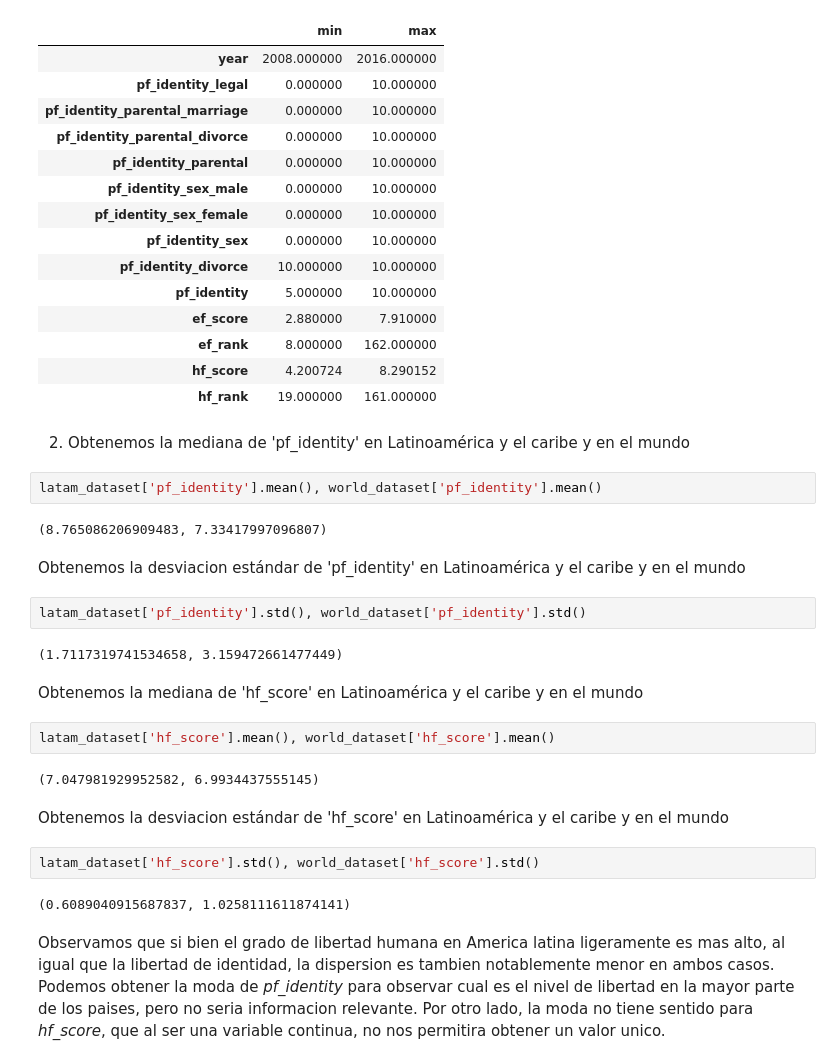
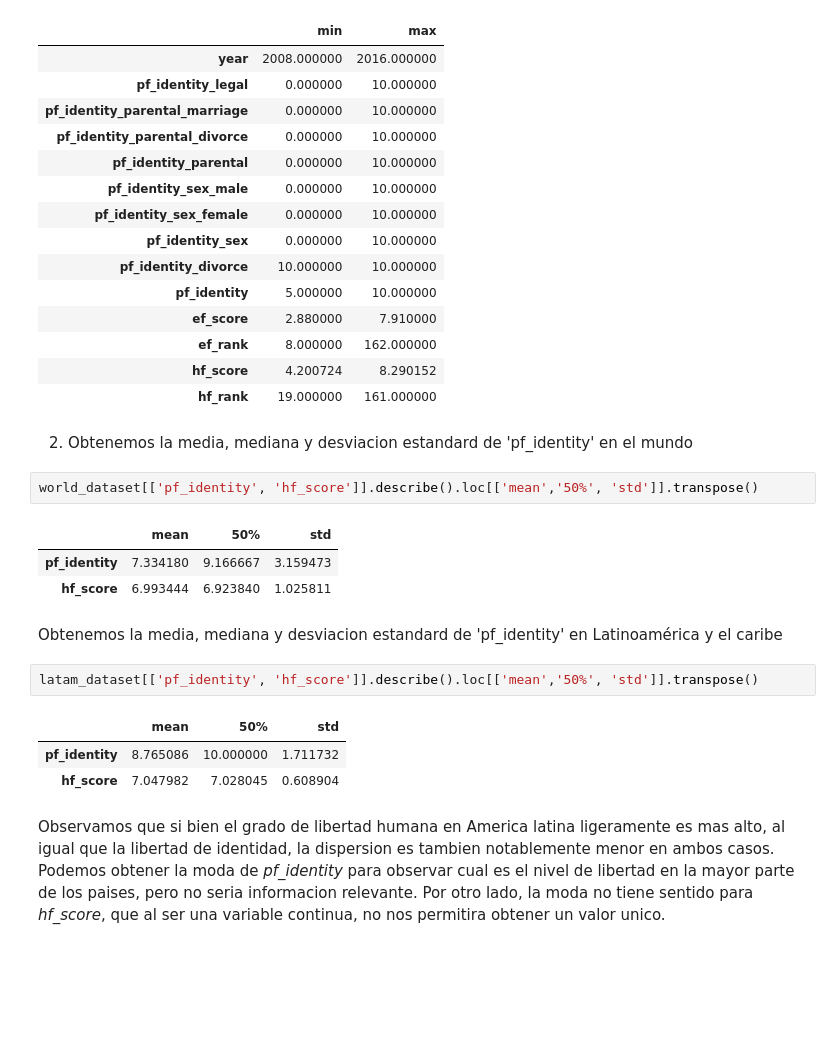
Before and after one commit to manquius/diplodatos_ayv, a Jupyter notebook: 02_practico_Fernando.ipynb, the cells around one changed output. Drawn from its saved outputs; the diff is of its cells as text; blank space fills up the shorter version.

Commit message:
descriptions as table

```diff
--- a/02_practico_Fernando.ipynb
+++ b/02_practico_Fernando.ipynb
@@ -197,29 +197,21 @@ latam_dataset.describe().loc[['min','max']].transpose()
 | hf_score | 4.200724 | 8.290152 |
 | hf_rank | 19.000000 | 161.000000 |
 # %% [markdown]
-2. Obtenemos la mediana de 'pf_identity' en Latinoamérica y el caribe y en el mundo
+2. Obtenemos la media, mediana y desviacion estandard de 'pf_identity' en el mundo
-# %%
-latam_dataset['pf_identity'].mean(), world_dataset['pf_identity'].mean()
-# %% [output]
-(8.765086206909483, 7.33417997096807)
+# %%
+world_dataset[['pf_identity', 'hf_score']].describe().loc[['mean','50%', 'std']].transpose()
+# %% [output]
+|  | mean | 50% | std |
+| pf_identity | 7.334180 | 9.166667 | 3.159473 |
+| hf_score | 6.993444 | 6.923840 | 1.025811 |
 # %% [markdown]
-Obtenemos la desviacion estándar de 'pf_identity' en Latinoamérica y el caribe y en el mundo
+Obtenemos la media, mediana y desviacion estandard de 'pf_identity' en Latinoamérica y el caribe
-# %%
-latam_dataset['pf_identity'].std(), world_dataset['pf_identity'].std()
-# %% [output]
-(1.7117319741534658, 3.159472661477449)
-# %% [markdown]
-Obtenemos la mediana de 'hf_score' en Latinoamérica y el caribe y en el mundo
-# %%
-latam_dataset['hf_score'].mean(), world_dataset['hf_score'].mean()
-# %% [output]
-(7.047981929952582, 6.9934437555145)
-# %% [markdown]
-Obtenemos la desviacion estándar de 'hf_score' en Latinoamérica y el caribe y en el mundo
-# %%
-latam_dataset['hf_score'].std(), world_dataset['hf_score'].std()
-# %% [output]
-(0.6089040915687837, 1.0258111611874141)
+# %%
+latam_dataset[['pf_identity', 'hf_score']].describe().loc[['mean','50%', 'std']].transpose()
+# %% [output]
+|  | mean | 50% | std |
+| pf_identity | 8.765086 | 10.000000 | 1.711732 |
+| hf_score | 7.047982 | 7.028045 | 0.608904 |
 # %% [markdown]
 Observamos que si bien el grado de libertad humana en America latina ligeramente es mas alto, al igual que la libertad de identidad, la dispersion es tambien notablemente menor en ambos casos.
 Podemos obtener la moda de *pf_identity* para observar cual es el nivel de libertad en la mayor parte de los paises, pero no seria informacion relevante. Por otro lado, la moda no tiene sentido para *hf_score*, que al ser una variable continua, no nos permitira obtener un valor unico.
```
